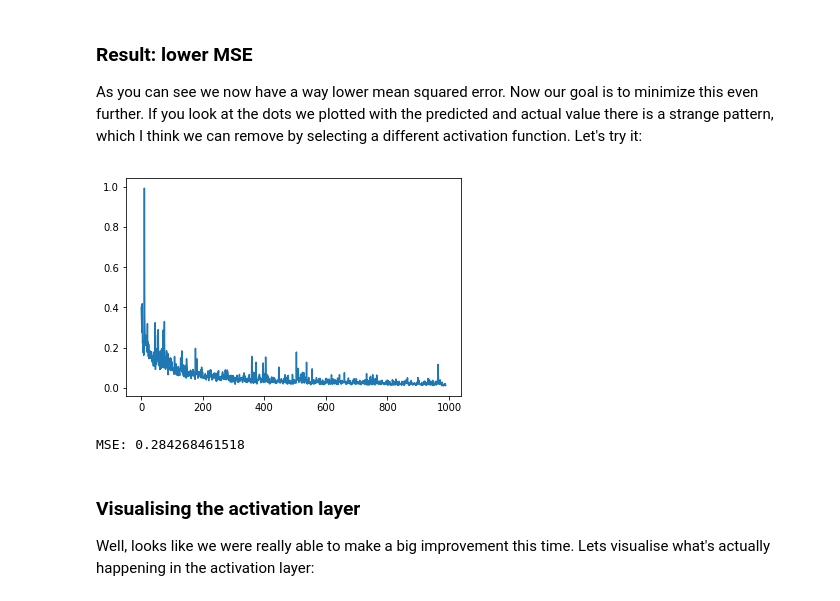
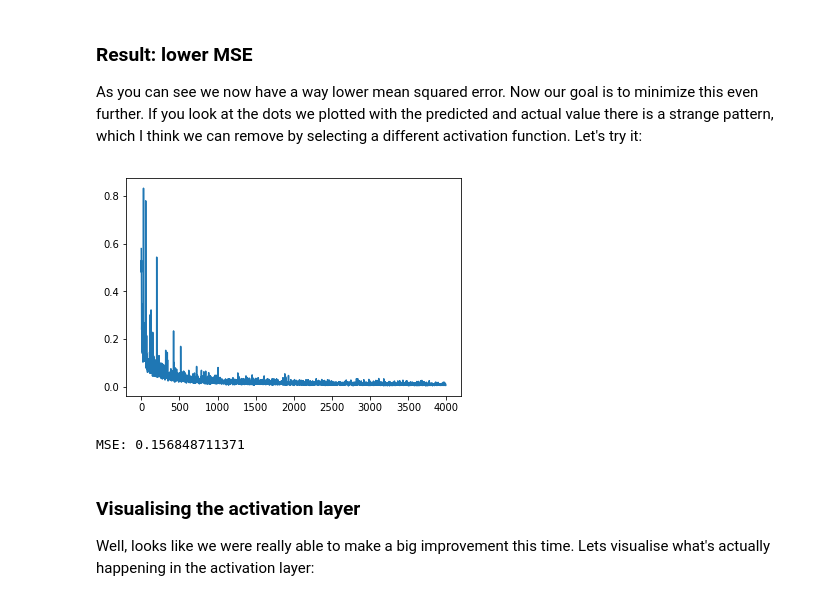
Before and after one commit to rmeertens/tensorflowcourse, a Jupyter notebook: Section 3 Predicting ground state energies of molecules.ipynb, the cells around one changed output. Cells and saved outputs as stored; diff of their text form; code cells hidden in the pictures.

```diff
--- a/Section 3 Predicting ground state energies of molecules.ipynb
+++ b/Section 3 Predicting ground state energies of molecules.ipynb
@@ -565,7 +578,7 @@ MSE: 1.45340372955
 As you can see we now have a way lower mean squared error. Now our goal is to minimize this even further. If you look at the dots we plotted with the predicted and actual value there is a strange pattern, which I think we can remove by selecting a different activation function. Let's try it:
 # %%
 LEARNING_RATE = 0.0005
-ACTIVATION_FUNCTION = activation=tf.nn.relu
+ACTIVATION_FUNCTION = tf.nn.relu
 
 tf.reset_default_graph()
 input_pl = tf.placeholder(dtype=tf.float32, shape=[None, 1275], name="inputplaceholder")
@@ -581,31 +594,31 @@ optimizer = tf.train.GradientDescentOptimizer(LEARNING_RATE).minimize(loss)
 # %%
 sess = tf.Session()
 
 losses = reset_and_train_network(sess,scaled_trainset,
                                       scaled_train_out,
                                       64,
-                                        1000,
+                                        4000,
                                         optimizer,
                                         input_pl,
                                         output_pl,
                                         loss,
                                         verbose=False)
 
 plt.plot(losses[10:])
 plt.show()
 
 ## Evaluate on the testset: Predict the ground energy of each molecule,
 ## Scale these values back, and calculate the MSE
 datasetY2 = [[x] for x in Y_test]
 predicted_values = sess.run(network_prediction, feed_dict={input_pl: scaled_testset})
 
 inversed_predicted_values = outputscaler.inverse_transform(predicted_values)
 mse = mean_squared_error(inversed_predicted_values, datasetY2)
 
 print("MSE: " + str(mse))
 # %% [output]
-[figure, old version]
+[figure, new version]
-MSE: 0.284268461518
+MSE: 0.156848711371
 # %% [markdown]
 ### Visualising the activation layer
 Well, looks like we were really able to make a big improvement this time. Lets visualise what's actually happening in the activation layer:
```
Also changed, not shown: parts of 14 cells of this notebook, 19 other files.
